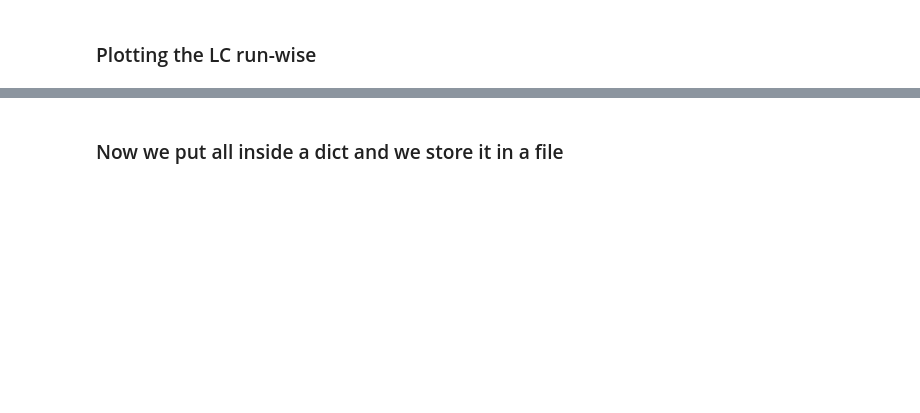
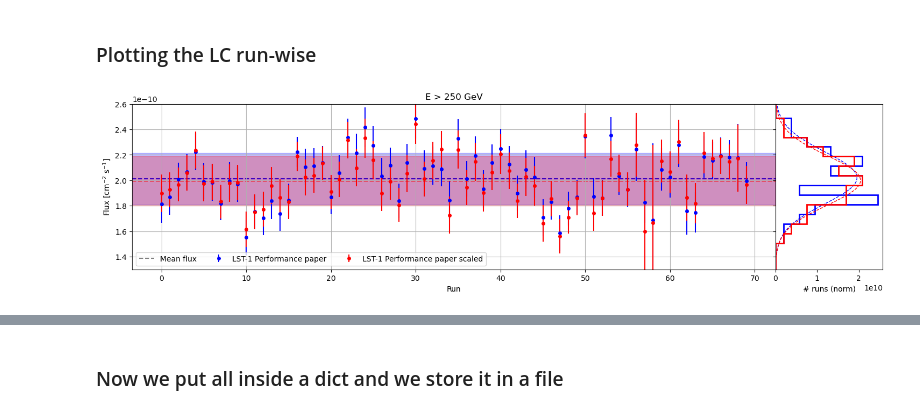
Before and after one commit to juanjq/cherenkov_transparency_corrections, a Jupyter notebook: high_level_analysis/test_flux_dispersion.ipynb, the cells around one changed output, grey strips where cells are left out. Cells and saved outputs as stored; diff of their text form; code cells hidden in the pictures; blank space fills up the shorter version.

```diff
--- a/high_level_analysis/test_flux_dispersion.ipynb
+++ b/high_level_analysis/test_flux_dispersion.ipynb
@@ -634,33 +586,37 @@ for i in range(len(lightcurves))[:]:
 ax.plot([], [], ls="--", color="gray", label="Mean flux")
 
 energy_range = f"{e_lc_min:.2f} < $E$ < {e_lc_max:.0f}"
-ax.set_title(f"Light curve of {target_name} ({energy_range})")
+#####ax.set_title(f"Light curve of {target_name} ({energy_range})")
+ax.set_title(f"E > 250 GeV")
 ax.set_ylabel("Flux [cm$^{-2}$ s$^{-1}$]")
-ax.set_xlabel("# Run")
+ax.set_xlabel("Run")
 ax.legend(loc=3, frameon=True, ncols=4)
 ax.grid()
 
 # ax.set_ylim(0)
 
 # ax.set_ylim(0, 4e-10)
 bins = np.linspace(ax.get_ylim()[0], ax.get_ylim()[1], 24)
 
 for i in range(len(flux))[:]:
 
     nanmask = (~np.isnan(flux[i]) & ~np.array([f>4.5e-10 or f<0.1e-10 for f in flux[i]]))
     xplot, yplot, yerrplot = np.arange(len(flux[i]))[nanmask], flux[i][nanmask], flux_stat_err[i][nanmask]
 
     axv.hist(yplot, bins, color=color_plots[i], histtype="step", orientation="horizontal", lw=2, density=True,)
     mu, std1 = norm.fit(yplot)
     xmin, xmax = axv.get_ylim()
     x = np.linspace(xmin, xmax, 100)
     p = norm.pdf(x, mu, std1)
     axv.plot(p, x, color=color_plots[i], linewidth=1, ls="--")
 
 axv.set_xlabel("# runs (norm)")
 
+ax.set_ylim(1.3e-10, 2.6e-10)
 
 plt.subplots_adjust(wspace=0, hspace=0)
 
-# plt.savefig(f"plots/total.png", bbox_inches="tight", dpi=300)
+plt.savefig(f"plots/total.png", bbox_inches="tight", dpi=300)
 plt.show()
+# %% [output]
+[figure, added]
```
Also changed, not shown: parts of 31 cells of this notebook, 14 other files.
